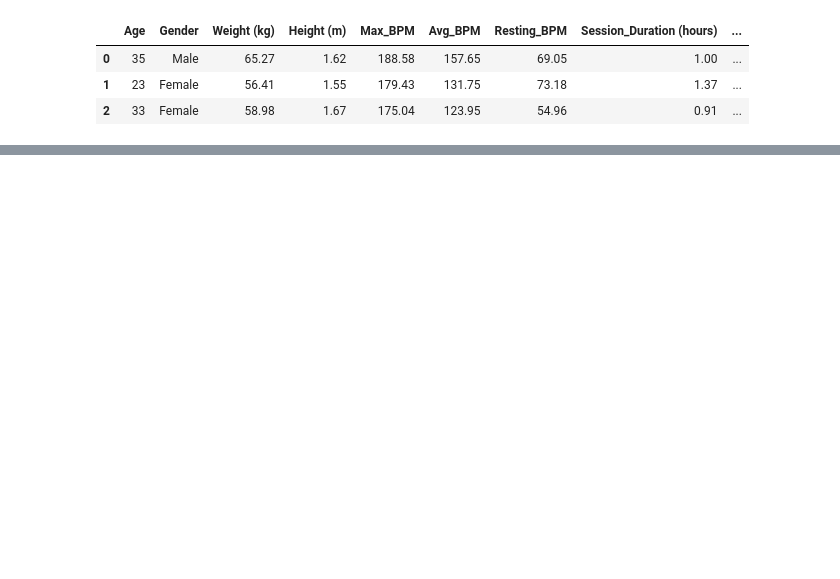
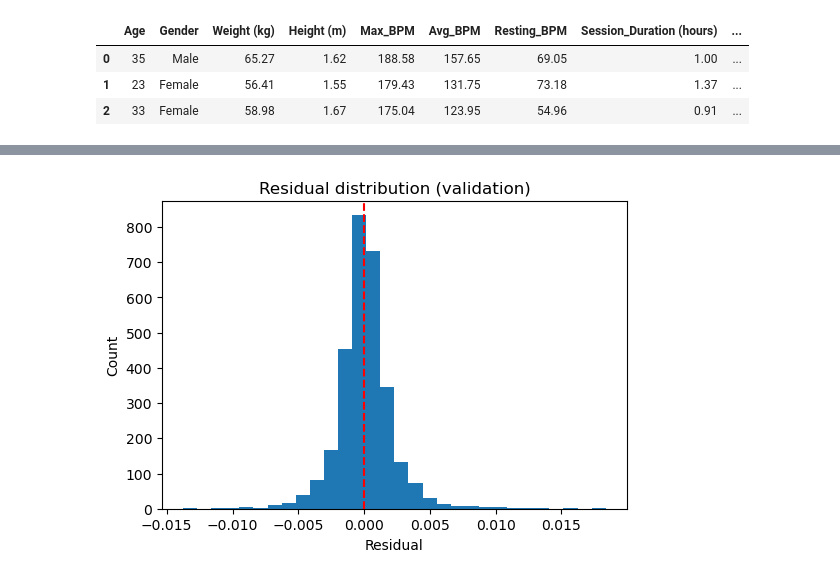
Before and after one commit to Aigerim05/Personalized-Workout-Nutrition-plans-generation-, a Jupyter notebook: 5_Meal_model.ipynb, the cells around one changed output, grey strips where cells are left out. Cells and saved outputs as stored; diff of their text form; code cells hidden in the pictures; blank space fills up the shorter version.

```diff
--- a/5_Meal_model.ipynb
+++ b/5_Meal_model.ipynb
@@ -224,0 +249,12 @@ topmeals.to_csv('data/user_meals.csv', index=False)
+# %%
+residuals = y_val - val_pred
+
+plt.figure(figsize=(6,4))
+plt.hist(residuals, bins=30)
+plt.axvline(0, color="red", linestyle="--")
+plt.title("Residual distribution (validation)")
+plt.xlabel("Residual")
+plt.ylabel("Count")
+plt.show()
+# %% [output]
+[figure, added]
```
Also changed, not shown: parts of 43 cells of this notebook, 12 other files.
